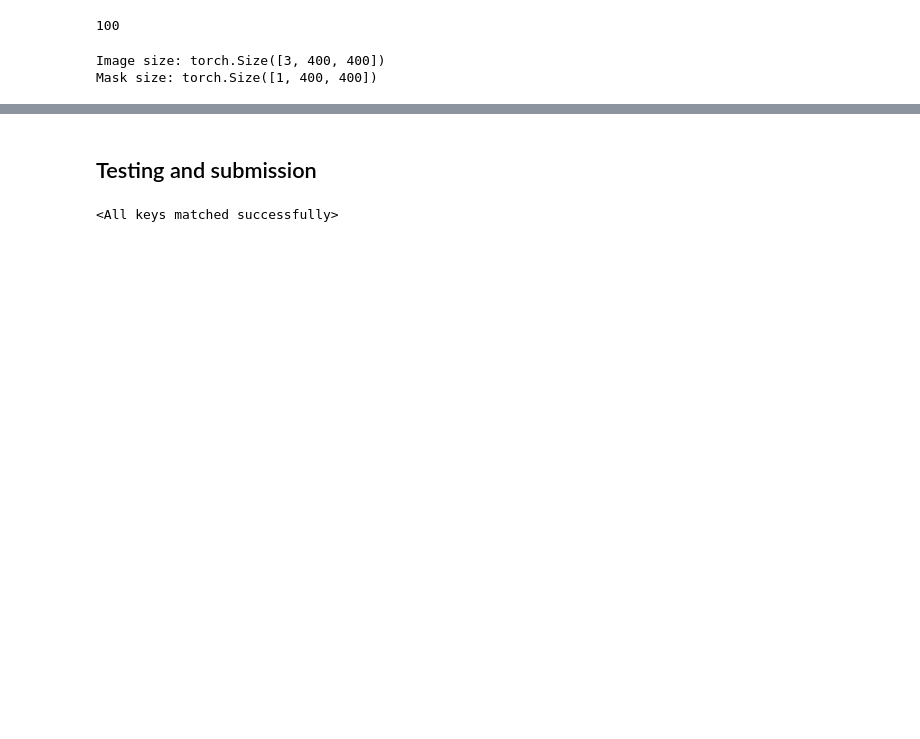
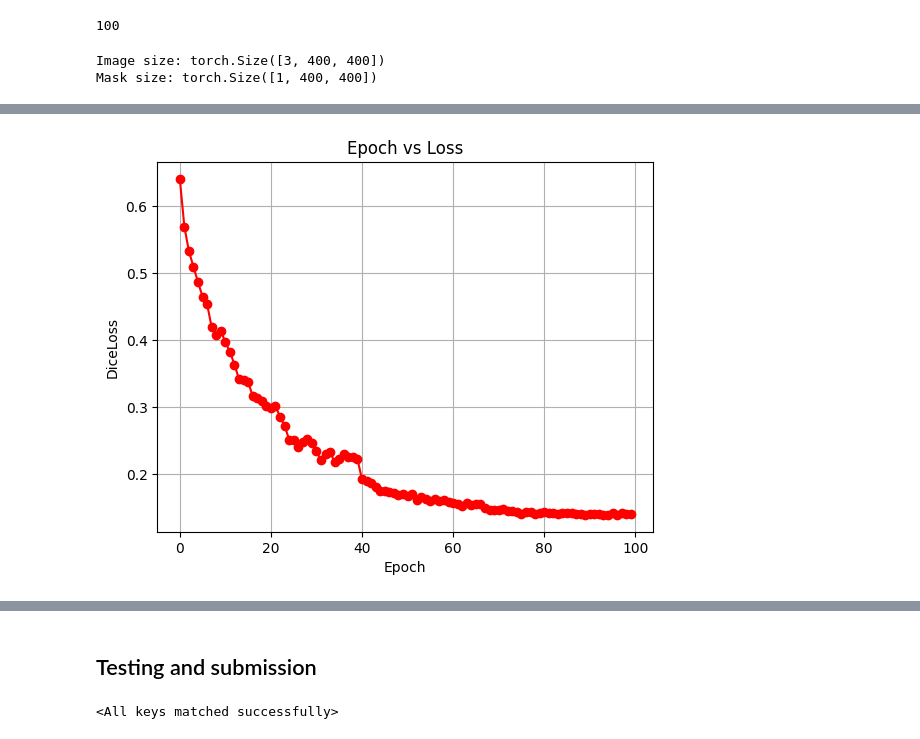
Before and after one commit to CS-433/ml-project-2-libtrip, a Jupyter notebook: training_with_uNet.ipynb, the cells around one changed output, grey strips where cells are left out. Drawn from its saved outputs; the diff is of its cells as text; code cells hidden in the pictures; blank space fills up the shorter version.

```diff
--- a/training_with_uNet.ipynb
+++ b/training_with_uNet.ipynb
@@ -80,0 +310,3 @@ train_loader = DataLoader(
+# %%
+from torch.utils.data import Dataset, ConcatDataset
+augmented_dataset= ConcatDataset([train_dataset, train_dataset2])
@@ -80,0 +317,2 @@ train_loader = DataLoader(
+# %%
+train_loader_aug= DataLoader(augmented_dataset, batch_size=BATCH_SIZE, shuffle=True, num_workers=WORKERS, pin_memory=pin_memory)
@@ -84,10 +324,9 @@ model= UNet().to(device)
 criterion = DiceLoss()
 optimizer = Adam(model.parameters(), lr=LR, weight_decay=WEIGHT_DECAY)
 # %%
-# Learning rate scheduler
 lr_scheduler = ReduceLROnPlateau(
     optimizer=optimizer,
     mode='min',
-    patience=5,
+    patience=3,
     verbose=True,
 )
@@ -152,0 +333,2 @@ average loss:  0.3589638650417328
+# %%
+losses= train(model, train_loader_aug, criterion, optimizer, device, lr_scheduler)
@@ -152,0 +349,15 @@ average loss:  0.3589638650417328
+# %%
+import matplotlib.pyplot as plt
+
+epochs = [item[0] for item in losses]
+losses_ = [item[1] for item in losses]
+
+# Plotting
+plt.plot(epochs, losses_, color='red', marker='o', linestyle='-')
+plt.title('Epoch vs Loss')
+plt.xlabel('Epoch')
+plt.ylabel('DiceLoss')
+plt.grid(True)
+plt.show()
+# %% [output]
+[figure, added]
```
Also changed, not shown: parts of 44 cells of this notebook, 55 other files.
